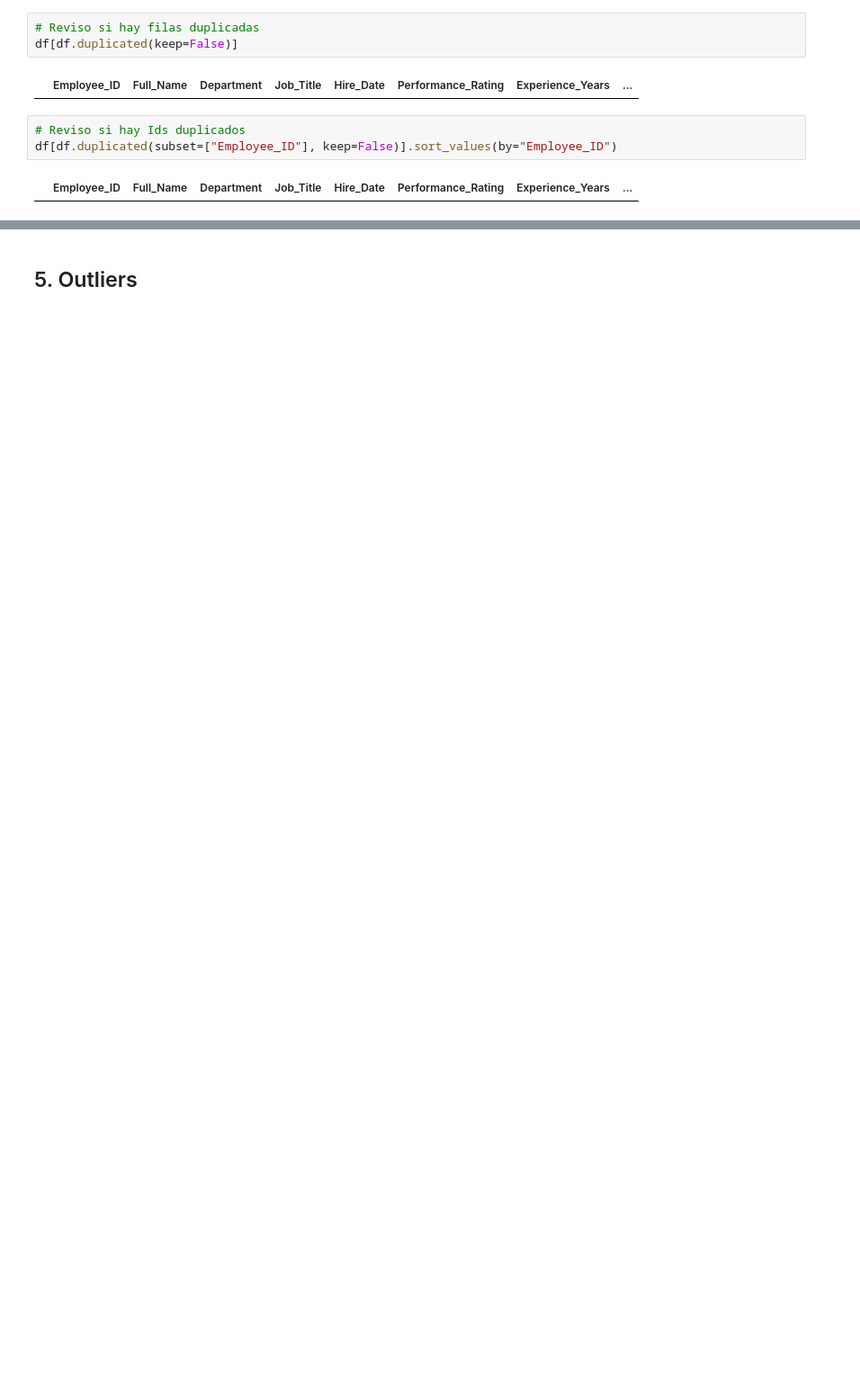
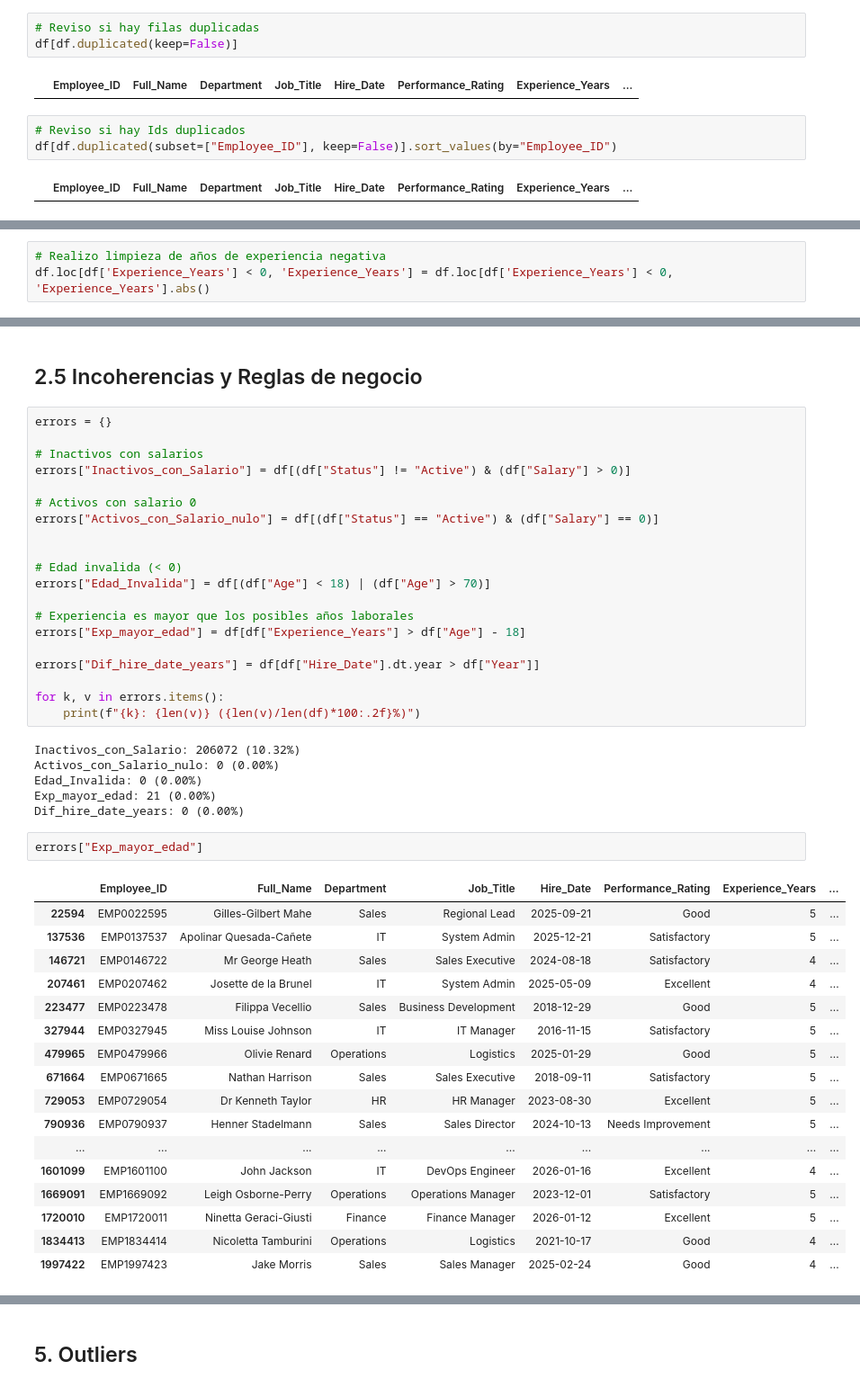
Before and after one commit to dariomicheli/HR-Analytics, a Jupyter notebook: notebook.ipynb, the cells around one changed output, grey strips where cells are left out. Shown at 90% size. Saved outputs shown, nothing was run; the diff lists cells and outputs as text; blank space fills up the shorter version.

```diff
--- a/notebook.ipynb
+++ b/notebook.ipynb
@@ -199,0 +304,3 @@ REVISAR: Hablar con el equipo de las reglas de negocio para poder avanzar con el
+# %%
+# Realizo limpieza de años de experiencia negativa
+df.loc[df['Experience_Years'] < 0, 'Experience_Years'] = df.loc[df['Experience_Years'] < 0, 'Experience_Years'].abs()
@@ -199,0 +321,48 @@ REVISAR: Hablar con el equipo de las reglas de negocio para poder avanzar con el
+# %% [markdown]
+## 2.5 Incoherencias y Reglas de negocio
+# %%
+errors = {}
+
+# Inactivos con salarios
+errors["Inactivos_con_Salario"] = df[(df["Status"] != "Active") & (df["Salary"] > 0)]
+
+# Activos con salario 0
+errors["Activos_con_Salario_nulo"] = df[(df["Status"] == "Active") & (df["Salary"] == 0)]
+
+
+# Edad invalida (< 0)
+errors["Edad_Invalida"] = df[(df["Age"] < 18) | (df["Age"] > 70)]
+
+# Experiencia es mayor que los posibles años laborales
+errors["Exp_mayor_edad"] = df[df["Experience_Years"] > df["Age"] - 18]
+
+errors["Dif_hire_date_years"] = df[df["Hire_Date"].dt.year > df["Year"]]
+
+for k, v in errors.items():
+    print(f"{k}: {len(v)} ({len(v)/len(df)*100:.2f}%)")
+# %% [output]
+Inactivos_con_Salario: 206072 (10.32%)
+Activos_con_Salario_nulo: 0 (0.00%)
+Edad_Invalida: 0 (0.00%)
+Exp_mayor_edad: 21 (0.00%)
+Dif_hire_date_years: 0 (0.00%)
+# %%
+errors["Exp_mayor_edad"]
+# %% [output]
+|  | Employee_ID | Full_Name | Department | Job_Title | Hire_Date | Performance_Rating | Experience_Years | ... |
+| 22594 | EMP0022595 | Gilles-Gilbert Mahe | Sales | Regional Lead | 2025-09-21 | Good | 5 | ... |
+| 137536 | EMP0137537 | Apolinar Quesada-Cañete | IT | System Admin | 2025-12-21 | Satisfactory | 5 | ... |
+| 146721 | EMP0146722 | Mr George Heath | Sales | Sales Executive | 2024-08-18 | Satisfactory | 4 | ... |
+| 207461 | EMP0207462 | Josette de la Brunel | IT | System Admin | 2025-05-09 | Excellent | 4 | ... |
+| 223477 | EMP0223478 | Filippa Vecellio | Sales | Business Development | 2018-12-29 | Good | 5 | ... |
+| 327944 | EMP0327945 | Miss Louise Johnson | IT | IT Manager | 2016-11-15 | Satisfactory | 5 | ... |
+| 479965 | EMP0479966 | Olivie Renard | Operations | Logistics | 2025-01-29 | Good | 5 | ... |
+| 671664 | EMP0671665 | Nathan Harrison | Sales | Sales Executive | 2018-09-11 | Satisfactory | 5 | ... |
+| 729053 | EMP0729054 | Dr Kenneth Taylor | HR | HR Manager | 2023-08-30 | Excellent | 5 | ... |
+| 790936 | EMP0790937 | Henner Stadelmann | Sales | Sales Director | 2024-10-13 | Needs Improvement | 5 | ... |
+| ... | ... | ... | ... | ... | ... | ... | ... | ... |
+| 1601099 | EMP1601100 | John Jackson | IT | DevOps Engineer | 2026-01-16 | Excellent | 4 | ... |
+| 1669091 | EMP1669092 | Leigh Osborne-Perry | Operations | Operations Manager | 2023-12-01 | Satisfactory | 5 | ... |
+| 1720010 | EMP1720011 | Ninetta Geraci-Giusti | Finance | Finance Manager | 2026-01-12 | Excellent | 5 | ... |
+| 1834413 | EMP1834414 | Nicoletta Tamburini | Operations | Logistics | 2021-10-17 | Good | 4 | ... |
+| 1997422 | EMP1997423 | Jake Morris | Sales | Sales Manager | 2025-02-24 | Good | 4 | ... |
```
Also changed, not shown: parts of 37 cells of this notebook, 1 other file.
